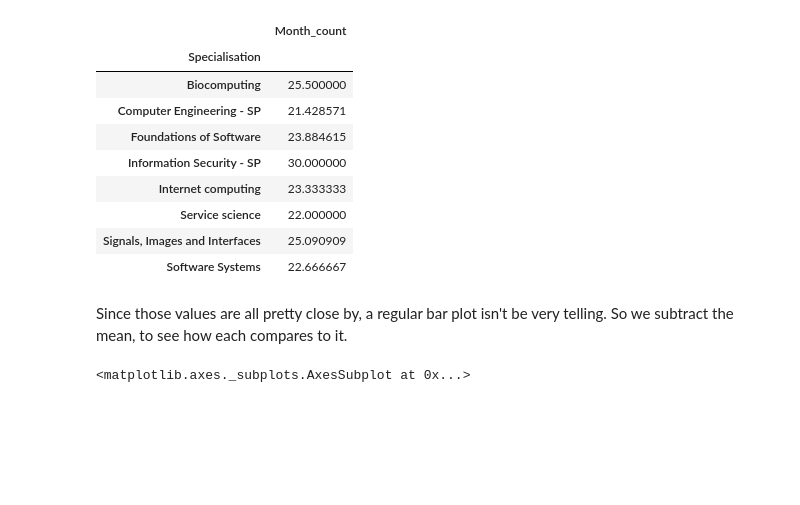
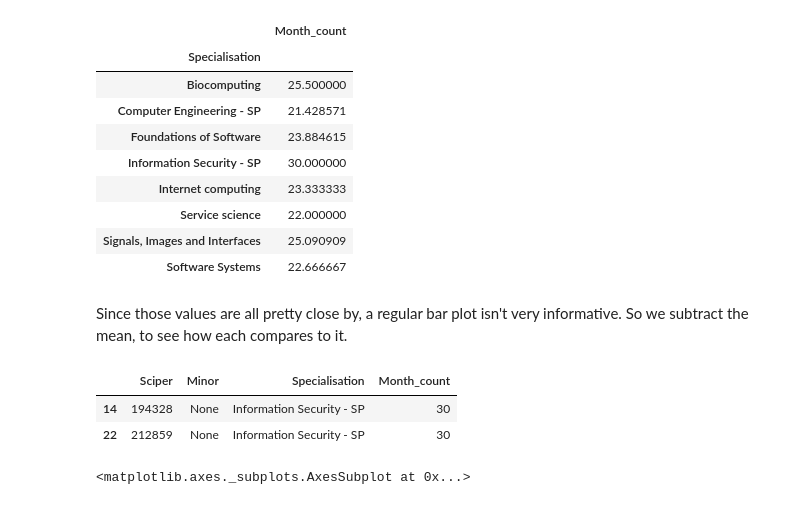
Before and after one commit to bojbilla/AdaHomeworks, a Jupyter notebook: 02 - Data from the Web/HW2.ipynb, the cells around one changed output. Drawn from its saved outputs; the diff is of its cells as text; code cells hidden in the pictures; blank space fills up the shorter version.

```diff
--- a/02 - Data from the Web/HW2.ipynb
+++ b/02 - Data from the Web/HW2.ipynb
@@ -354,7 +354,13 @@ spe_mean_duration
 | Signals, Images and Interfaces | 25.090909 |
 | Software Systems | 22.666667 |
 # %% [markdown]
-Since those values are all pretty close by, a regular bar plot isn't be very telling. So we subtract the mean, to see how each compares to it.
+Since those values are all pretty close by, a regular bar plot isn't very informative. So we subtract the mean, to see how each compares to it.
+# %%
+spe[spe['Specialisation'] == 'Information Security - SP']
+# %% [output]
+|  | Sciper | Minor | Specialisation | Month_count |
+| 14 | 194328 | None | Information Security - SP | 30 |
+| 22 | 212859 | None | Information Security - SP | 30 |
 # %%
 #Subtract the mean
 spe_mean_duration_centered = spe_mean_duration['Month_count'].apply(lambda x: x - spe[['Month_count']].mean())
```
Also changed, not shown: parts of 6 cells of this notebook.
